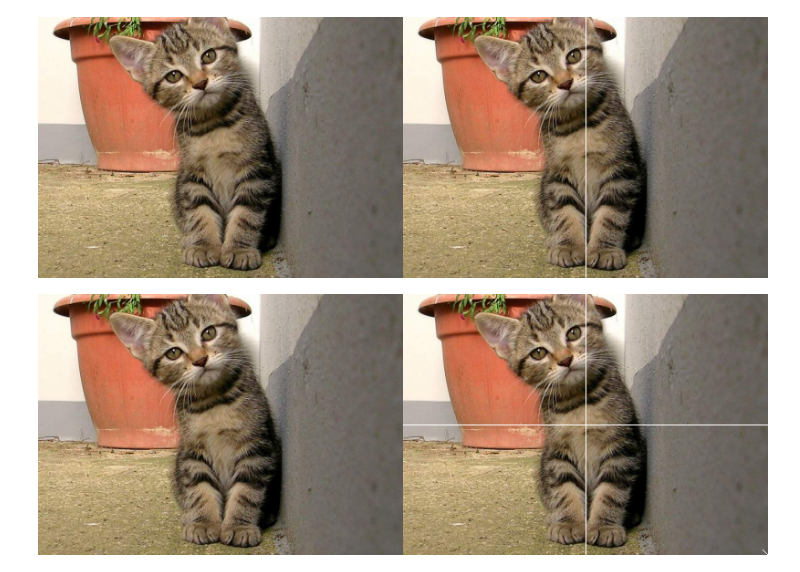
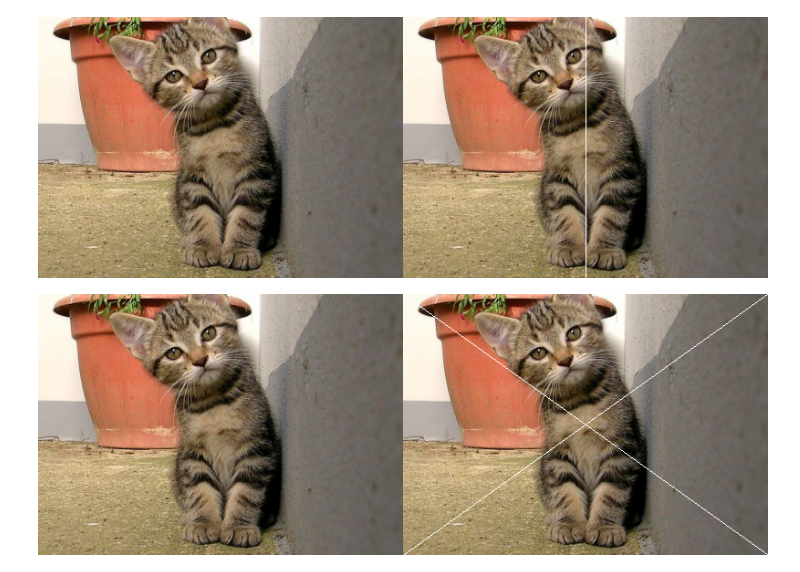
Before and after one commit to Auful01/PCVK, a Jupyter notebook: week1.ipynb, the cells around one changed output. Drawn from its saved outputs; the diff is of its cells as text; code cells hidden in the pictures.

```diff
--- a/week1.ipynb
+++ b/week1.ipynb
@@ -53,28 +53,15 @@ final_frame = cv.hconcat((image_2, image_3))
 cv2_imshow(final_frame)
 # %% [output]
 [figure]
-# %%
-image_2 = cv.cvtColor(image, cv.COLOR_BGR2RGB)
-image_3 = cv.cvtColor(image, cv.COLOR_BGR2RGB)
-
-for x in range (tinggi):
-  for y in range (lebar):
-    # if y == x:
-      image_3[int(tinggi-(x+1)),int(lebar/2)] = [255,255,255]
-      image_3[int(tinggi/2),y] = [255,255,255]
-      # image_3[x, int(lebar-(y+1))] = [255,255,255]
-# for x in range (lebar):
-#   for y in range (tinggi):
-#     y = y
-#   image_3[int(tinggi-(y+1)),x] = [255,255,255]
-    # image_3[int((lebar)-x),int((tinggi-y))] = [255,255,255]
-image_3[int(285-0),399]= [255,255,255]
-image_3[int(285-1),398]= [255,255,255]
-image_3[int(285-2),397]= [255,255,255]
-image_3[int(285-3),396]= [255,255,255]
-image_3[int(285-4),395]= [255,255,255]
-image_3[int(285-5),394]= [255,255,255]
-final_frame = cv.hconcat((image_2, image_3))
-cv2_imshow(final_frame)
-# %% [output]
-[figure, removed]
+# %%
+image_2 = cv.cvtColor(image, cv.COLOR_BGR2RGB)
+image_3 = cv.cvtColor(image, cv.COLOR_BGR2RGB)
+
+
+cv.line(image_3,(lebar, 0),(0, tinggi),(255,255,255),1)
+cv.line(image_3,(0, 0),(lebar, tinggi),(255,255,255),1)
+
+final_frame = cv.hconcat((image_2, image_3))
+cv2_imshow(final_frame)
+# %% [output]
+[figure, added]
```
